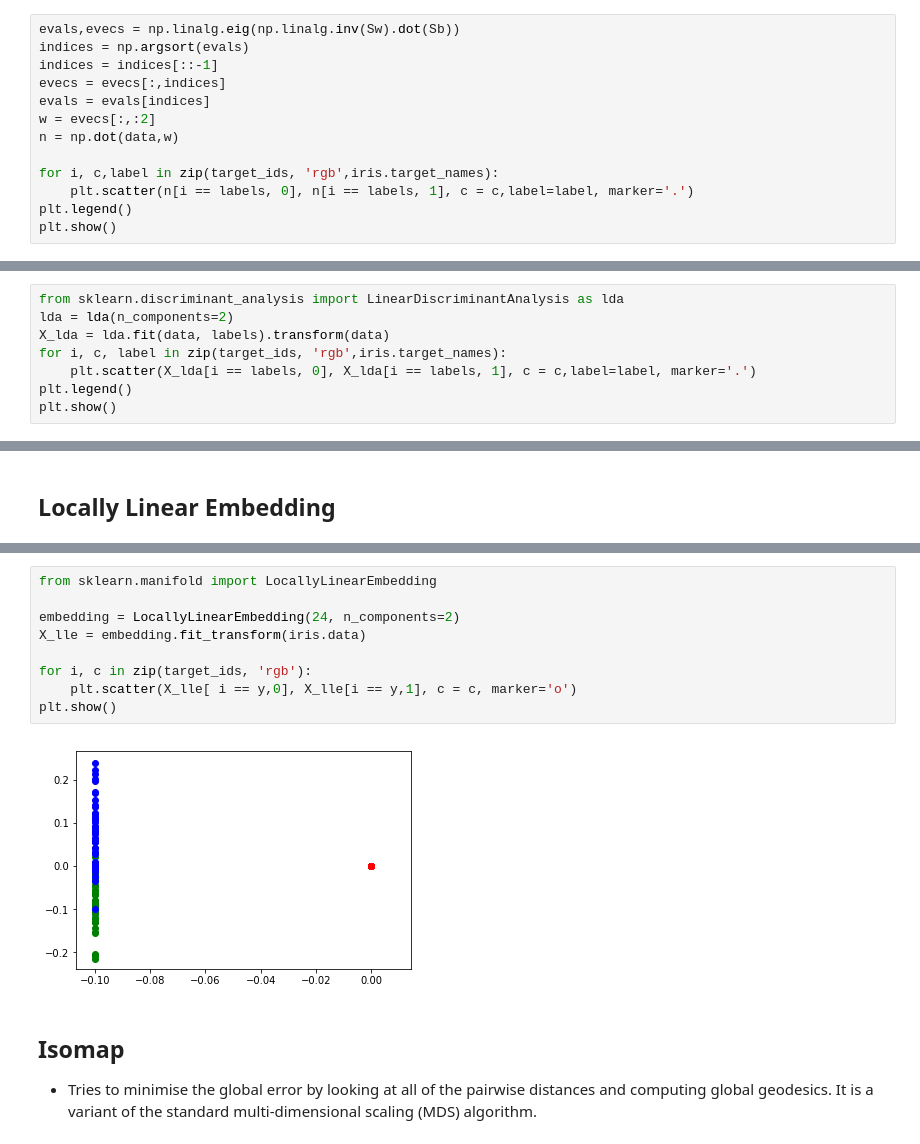
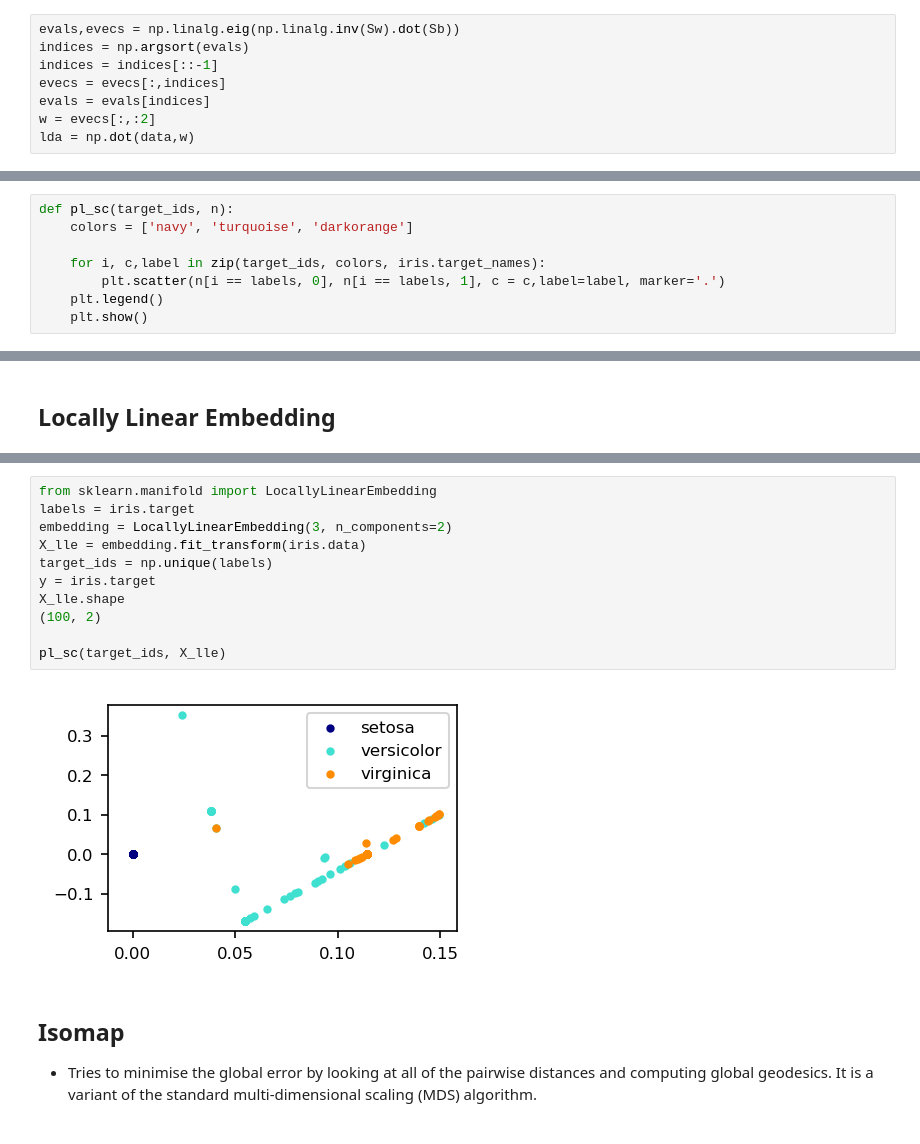
Before and after one commit to MJEmilio/MachineLearning, a Jupyter notebook: DimensionalityReduction.ipynb, the cells around one changed output, grey strips where cells are left out. Cells and saved outputs as stored; diff of their text form.

```diff
--- a/DimensionalityReduction.ipynb
+++ b/DimensionalityReduction.ipynb
@@ -157,9 +158,4 @@ indices = indices[::-1]
 evecs = evecs[:,indices]
 evals = evals[indices]
 w = evecs[:,:2]
-n = np.dot(data,w)
-
-for i, c,label in zip(target_ids, 'rgb',iris.target_names):
-    plt.scatter(n[i == labels, 0], n[i == labels, 1], c = c,label=label, marker='.')
-plt.legend()
-plt.show()
+lda = np.dot(data,w)
@@ -168,8 +162,8 @@ plt.show()
 # %%
-from sklearn.discriminant_analysis import LinearDiscriminantAnalysis as lda
-lda = lda(n_components=2)
-X_lda = lda.fit(data, labels).transform(data)
-for i, c, label in zip(target_ids, 'rgb',iris.target_names):
-    plt.scatter(X_lda[i == labels, 0], X_lda[i == labels, 1], c = c,label=label, marker='.')
-plt.legend()
-plt.show()
+def pl_sc(target_ids, n):
+    colors = ['navy', 'turquoise', 'darkorange']
+
+    for i, c,label in zip(target_ids, colors, iris.target_names):
+        plt.scatter(n[i == labels, 0], n[i == labels, 1], c = c,label=label, marker='.')
+    plt.legend()
+    plt.show()
@@ -521,14 +453,16 @@ plt.show()
 # %%
 from sklearn.manifold import LocallyLinearEmbedding
+labels = iris.target
+embedding = LocallyLinearEmbedding(3, n_components=2)
+X_lle = embedding.fit_transform(iris.data)
+target_ids = np.unique(labels)
+y = iris.target
+X_lle.shape
+(100, 2)
 
-embedding = LocallyLinearEmbedding(24, n_components=2)
-X_lle = embedding.fit_transform(iris.data)
-
-for i, c in zip(target_ids, 'rgb'):
-    plt.scatter(X_lle[ i == y,0], X_lle[i == y,1], c = c, marker='o')
-plt.show()
+pl_sc(target_ids, X_lle)
 # %% [output]
-[figure, old version]
+[figure, new version]
 # %% [markdown]
 ## Isomap
 
```
Also changed, not shown: parts of 21 cells of this notebook, 3 other files.
